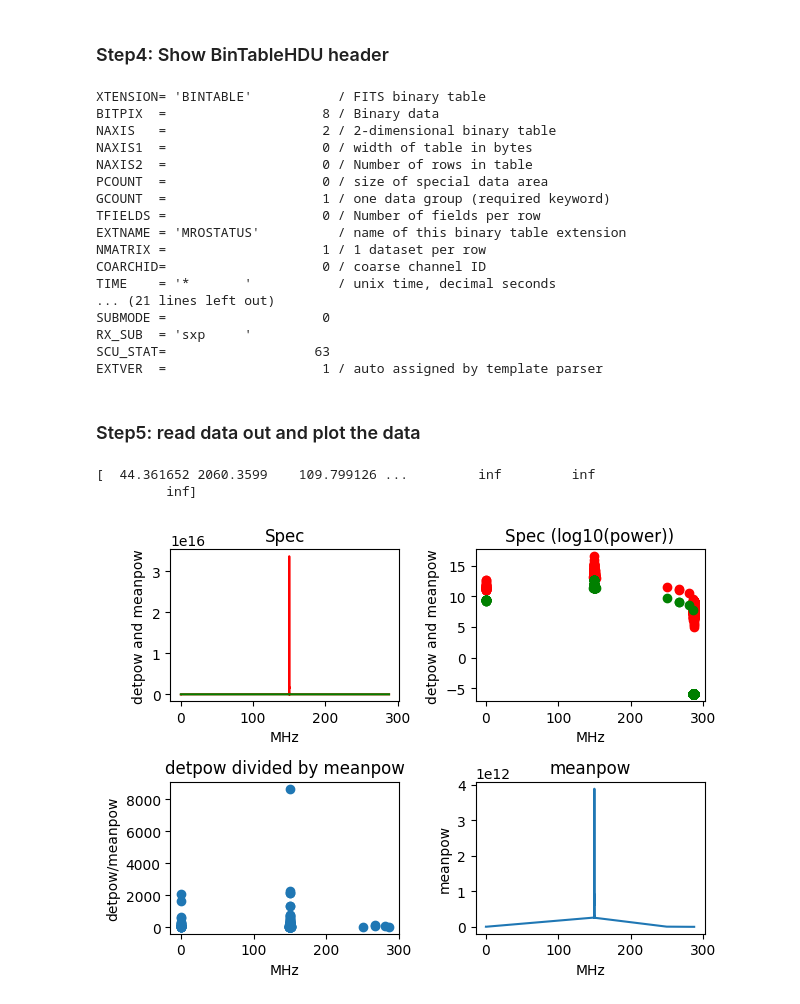
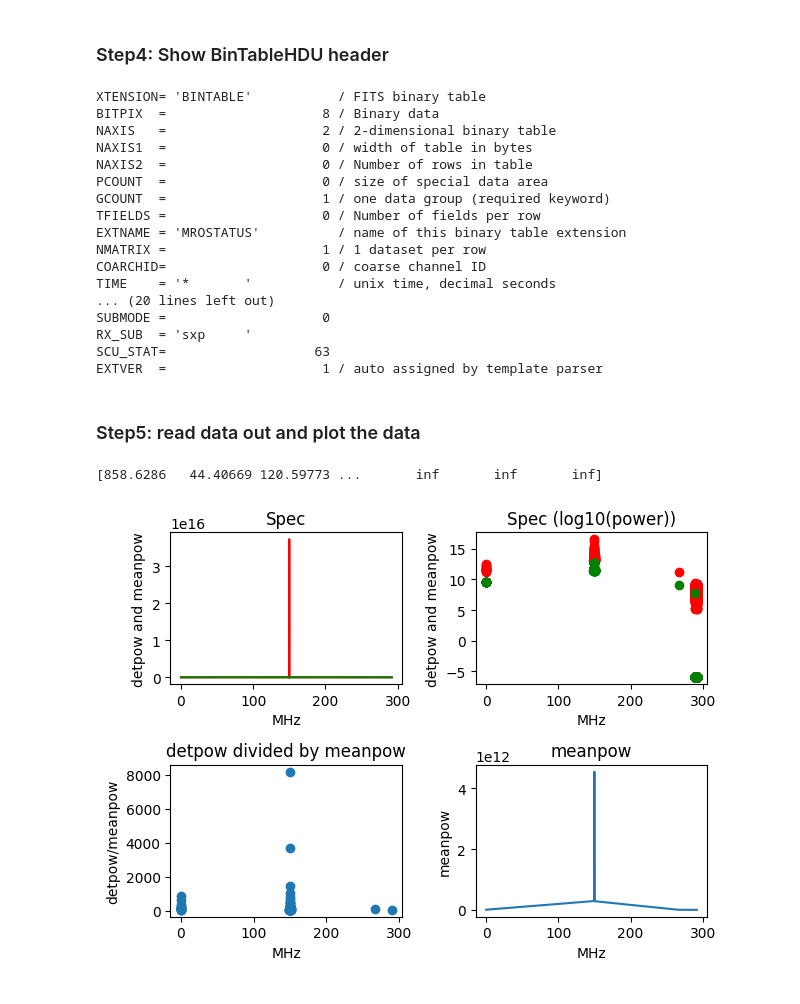
Before and after one commit to liuweiseu/seti_analysis, a Jupyter notebook: data_analysis.ipynb, the cells around one changed output. Drawn from its saved outputs; the diff is of its cells as text; code cells hidden in the pictures.

```diff
--- a/data_analysis.ipynb
+++ b/data_analysis.ipynb
@@ -7,7 +7,7 @@ import math
 # %% [markdown]
 ### Step2: Choose and open data file
 # %%
-filename = '../data/serendip6_panoseti_sxp_1_1_20230217_154019.working'
+filename = '../data/serendip6_panoseti_sxp_1_1_20230218_195501.working'
 hdu=fits.open(filename)
 # %% [markdown]
 ### Step3: Show PrimaryHDU header
@@ -48,7 +48,7 @@ EXTNAME = 'MROSTATUS'          / name of this binary table extension
 NMATRIX =                    1 / 1 dataset per row
 COARCHID=                    0 / coarse channel ID
 TIME    = '*       '           / unix time, decimal seconds
-... (21 lines left out)
+... (20 lines left out)
 SUBMODE =                    0
 RX_SUB  = 'sxp     '
 SCU_STAT=                   63
@@ -59,7 +59,7 @@ EXTVER  =                    1 / auto assigned by template parser
 # specify the data is from which BinTableHDU
 n = 18
 fft_points = 256*1024*1024
-fs = 900
+fs = 1000
 
 # get data
 detpow = hdu[n].data.field('DETPOW')
@@ -82,33 +82,32 @@ plt.subplot(2,2,1)
 plt.plot(freq, detpow, color='r')
 plt.plot(freq, meanpow, color='g')
 plt.title('Spec')
 plt.xlabel('MHz')
 plt.ylabel('detpow and meanpow')
 #fig2
 plt.subplot(2,2,2)
 plt.scatter(freq, detpow_log, color='r')
 plt.scatter(freq, meanpow_log, color='g')
 plt.title('Spec (log10(power))')
 plt.xlabel('MHz')
 plt.ylabel('detpow and meanpow')
 #fig3
 plt.subplot(2,2,3)
 d = detpow/meanpow
 print(d)
 plt.scatter(freq,d)
 plt.title('detpow divided by meanpow')
 plt.xlabel('MHz')
 plt.ylabel('detpow/meanpow')
 #fig4
 plt.subplot(2,2,4)
 plt.plot(freq,meanpow)
 plt.title('meanpow')
 plt.xlabel('MHz')
 plt.ylabel('meanpow')
 # show the figures
 plt.tight_layout()
 plt.show()
 # %% [output]
-[  44.361652 2060.3599    109.799126 ...         inf         inf
-         inf]
+[858.6286   44.40669 120.59773 ...       inf       inf       inf]
-[figure, old version]
+[figure, new version]
```
Also changed, not shown: parts of 3 cells of this notebook, 2 other files.
